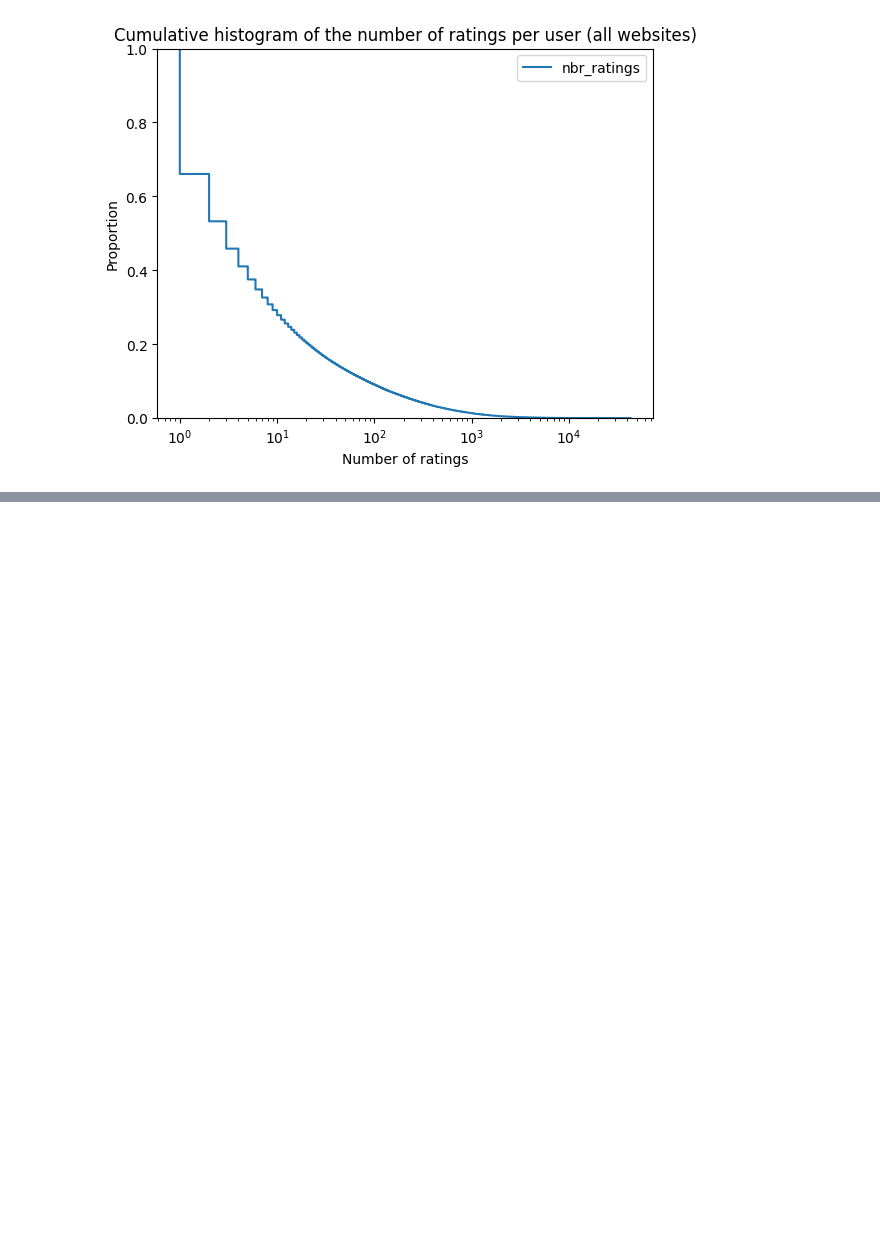
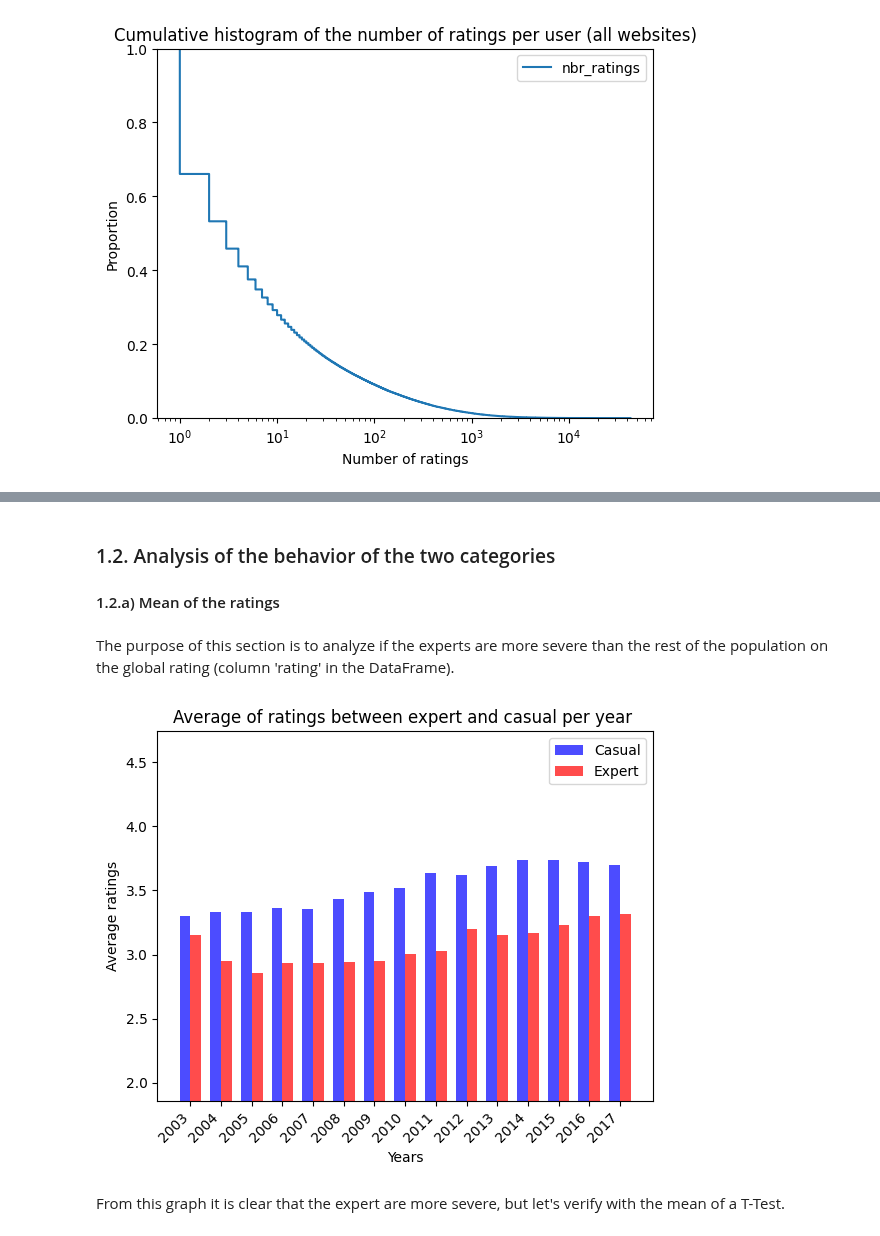
Before and after one commit to epfl-ada/ada-2023-project-remontada, a Jupyter notebook: code/main.ipynb, the cells around one changed output, grey strips where cells are left out. Drawn from its saved outputs; the diff is of its cells as text; code cells hidden in the pictures; blank space fills up the shorter version.

```diff
--- a/code/main.ipynb
+++ b/code/main.ipynb
@@ -265,0 +240,4 @@ ModuleNotFoundError: No module named 'pkg_resources'
+# %%
+#define the expert users
+df_ratings_stat_expert, df_ratings_stat_pivot = compute_experts_table(df_ratings_stats, threshold=0.2)
+df_ratings_stat_expert.head()
@@ -265,0 +253,48 @@ ModuleNotFoundError: No module named 'pkg_resources'
+# %% [markdown]
+### 1.2. Analysis of the behavior of the two categories
+#### 1.2.a) Mean of the ratings
+# %% [markdown]
+The purpose of this section is to analyze if the experts are more severe than the rest of the population on the global rating (column 'rating' in the DataFrame).
+# %%
+avg_ratings_expert = []
+avg_ratings_normal = []
+ttest_expert_normal = []
+
+interest_years = sorted([year for year in df_ratings_stats.year.unique() if year > 2002])
+
+for year in interest_years:
+    df_expert_year = df_ratings_stat_expert.query('year == @year')
+    df_ratings_stat_year = df_ratings_stats.query('year == @year')
+    expert_of_the_year = df_expert_year[df_expert_year.is_expert].user_id
+    avg_expert = df_ratings_stat_year[df_ratings_stat_year['user_id'].isin(expert_of_the_year)]['rating'].mean()
+    avg_normal = df_ratings_stat_year[~df_ratings_stat_year['user_id'].isin(expert_of_the_year)]['rating'].mean()
+    ttest = stats.ttest_ind(df_ratings_stat_year[df_ratings_stat_year['user_id'].isin(expert_of_the_year)]['rating'], df_ratings_stat_year[~df_ratings_stat_year['user_id'].isin(expert_of_the_year)]['rating'])
+    ttest_expert_normal.append(ttest)
+    avg_ratings_expert.append(avg_expert)
+    avg_ratings_normal.append(avg_normal)
+# %%
+bar_width = 0.35
+fig, ax = plt.subplots()
+
+bar_positions1 = np.arange(len(avg_ratings_expert))
+bar_positions2 = bar_positions1 + bar_width
+
+ax.bar(bar_positions1, avg_ratings_normal, width=bar_width, label='Casual', color='blue', alpha=0.7)
+ax.bar(bar_positions2, avg_ratings_expert, width=bar_width, label='Expert', color='red', alpha=0.7)
+
+ax.set_xlabel('Years')
+ax.set_ylabel('Average ratings')
+ax.set_title('Average of ratings between expert and casual per year ')
+ax.set_xticks(bar_positions1 + bar_width / 2)
+ax.set_xticklabels(interest_years, rotation=45, ha='right')
+
+y_min = min(min(avg_ratings_normal), min(avg_ratings_expert)) - 1
+y_max = max(max(avg_ratings_normal), max(avg_ratings_expert)) + 1
+ax.set_ylim(y_min, y_max)
+ax.legend()
+
+plt.show()
+# %% [output]
+[figure, added]
+# %% [markdown]
+From this graph it is clear that the expert are more severe, but let's verify with the mean of a T-Test.
```
Also changed, not shown: parts of 25 cells of this notebook.
